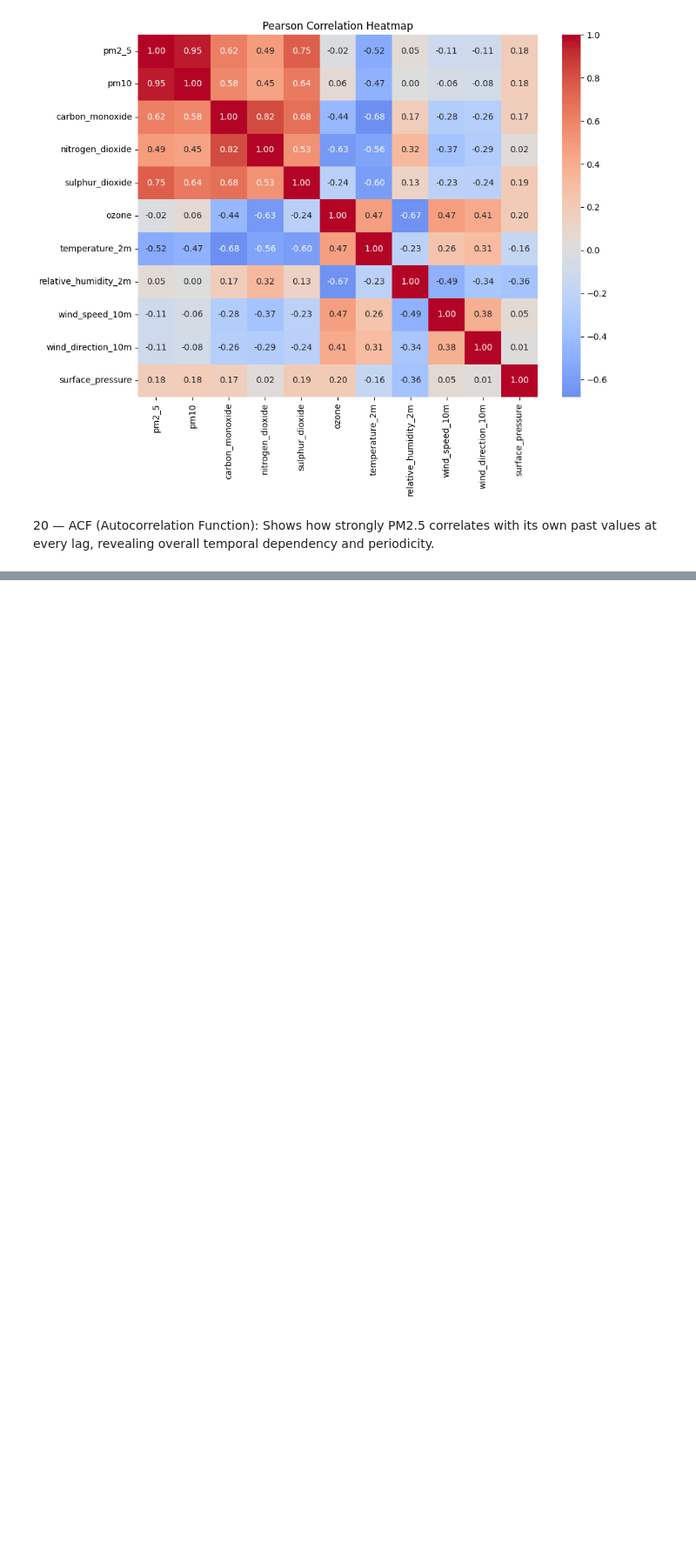
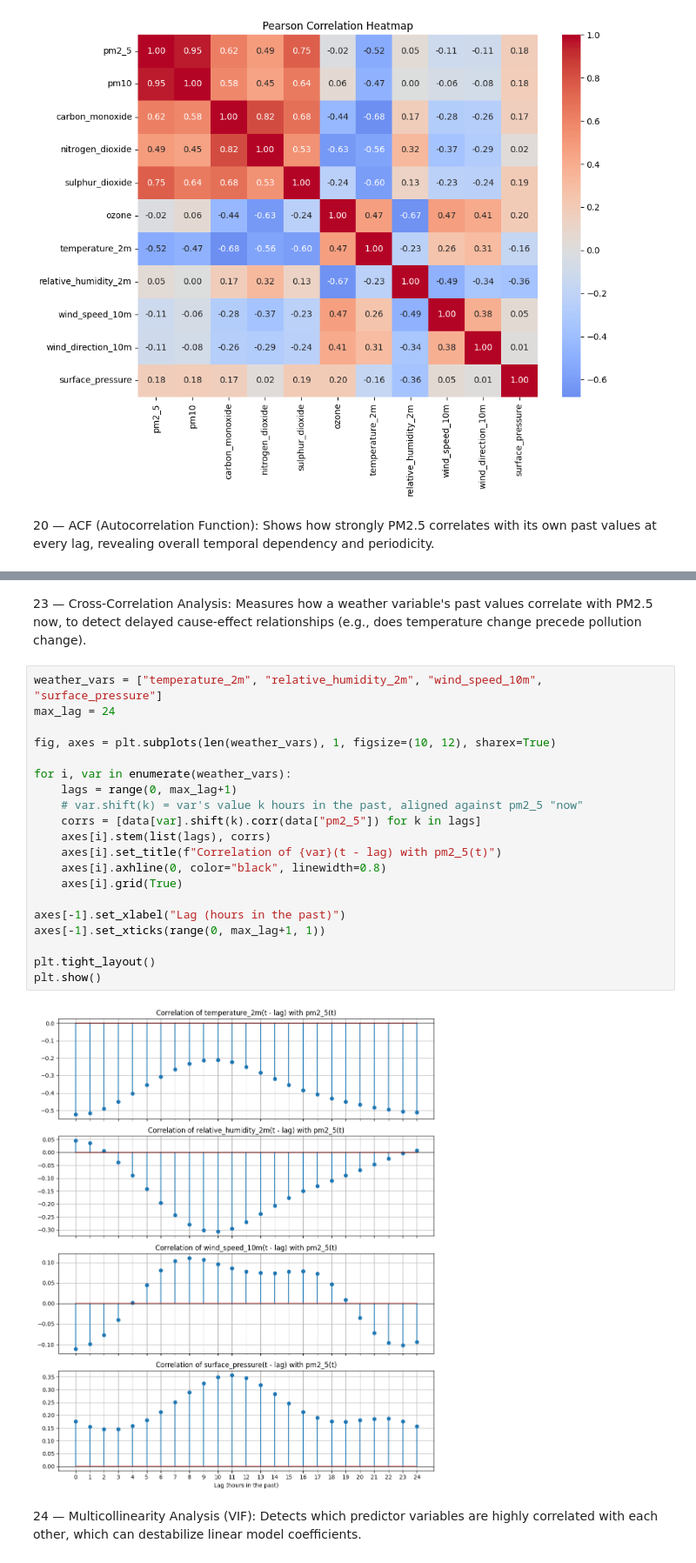
Before and after one commit to adarsha-7/pm25-forecasting, a Jupyter notebook: notebooks/eda/phase_2/extra.ipynb, the cells around one changed output, grey strips where cells are left out. Shown at 87% size. Drawn from its saved outputs; the diff is of its cells as text; blank space fills up the shorter version.

```diff
--- a/notebooks/eda/phase_2/extra.ipynb
+++ b/notebooks/eda/phase_2/extra.ipynb
@@ -119,0 +161,26 @@ plt.show()
+# %% [markdown]
+23 — Cross-Correlation Analysis: Measures how a weather variable's past values correlate with PM2.5 now, to detect delayed cause-effect relationships (e.g., does temperature change precede pollution change).
+# %%
+weather_vars = ["temperature_2m", "relative_humidity_2m", "wind_speed_10m", "surface_pressure"]
+max_lag = 24
+
+fig, axes = plt.subplots(len(weather_vars), 1, figsize=(10, 12), sharex=True)
+
+for i, var in enumerate(weather_vars):
+    lags = range(0, max_lag+1)
+    # var.shift(k) = var's value k hours in the past, aligned against pm2_5 "now"
+    corrs = [data[var].shift(k).corr(data["pm2_5"]) for k in lags]
+    axes[i].stem(list(lags), corrs)
+    axes[i].set_title(f"Correlation of {var}(t - lag) with pm2_5(t)")
+    axes[i].axhline(0, color="black", linewidth=0.8)
+    axes[i].grid(True)
+
+axes[-1].set_xlabel("Lag (hours in the past)")
+axes[-1].set_xticks(range(0, max_lag+1, 1))
+
+plt.tight_layout()
+plt.show()
+# %% [output]
+[figure, added]
+# %% [markdown]
+24 — Multicollinearity Analysis (VIF): Detects which predictor variables are highly correlated with each other, which can destabilize linear model coefficients.
```
Also changed, not shown: parts of 16 cells of this notebook.
